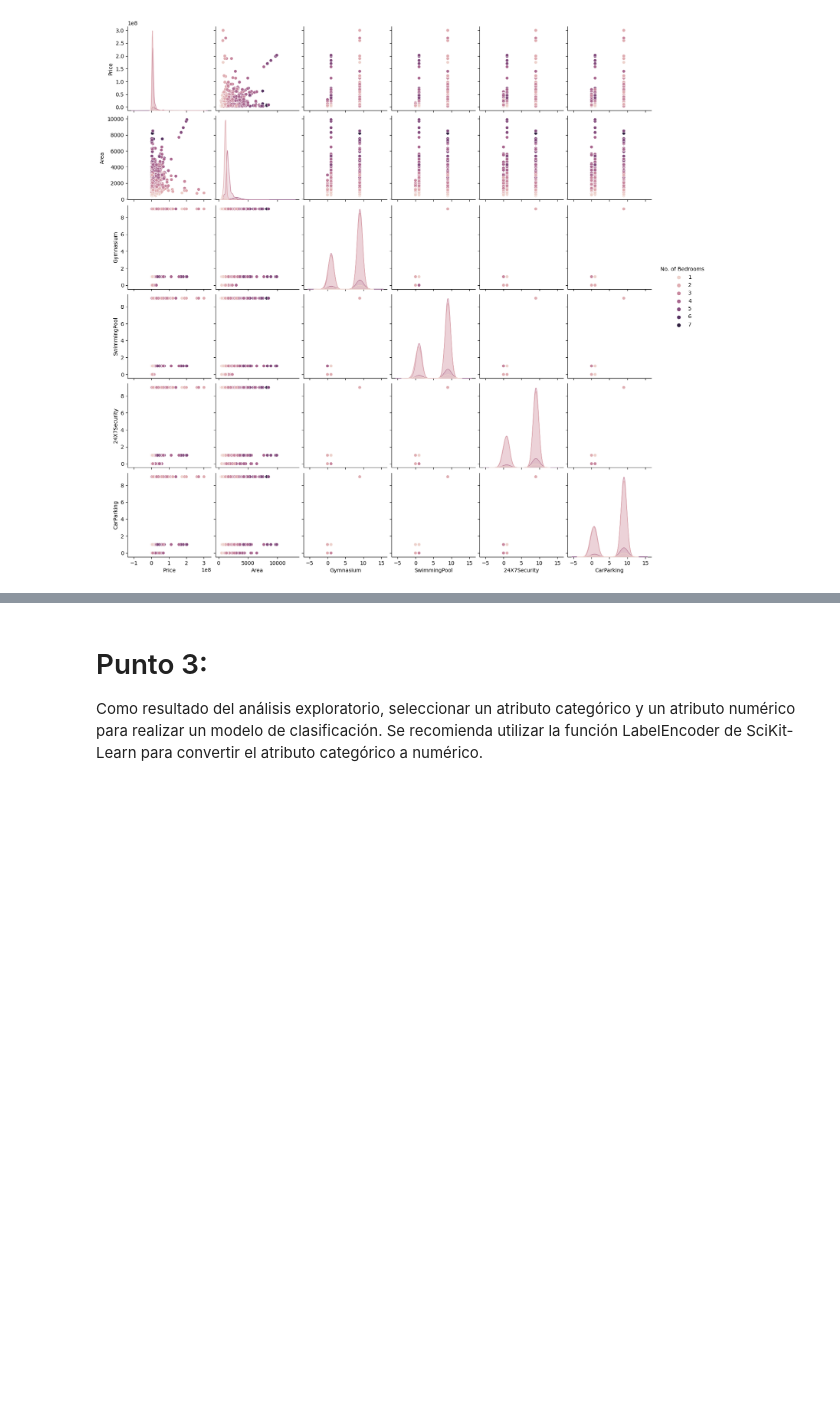
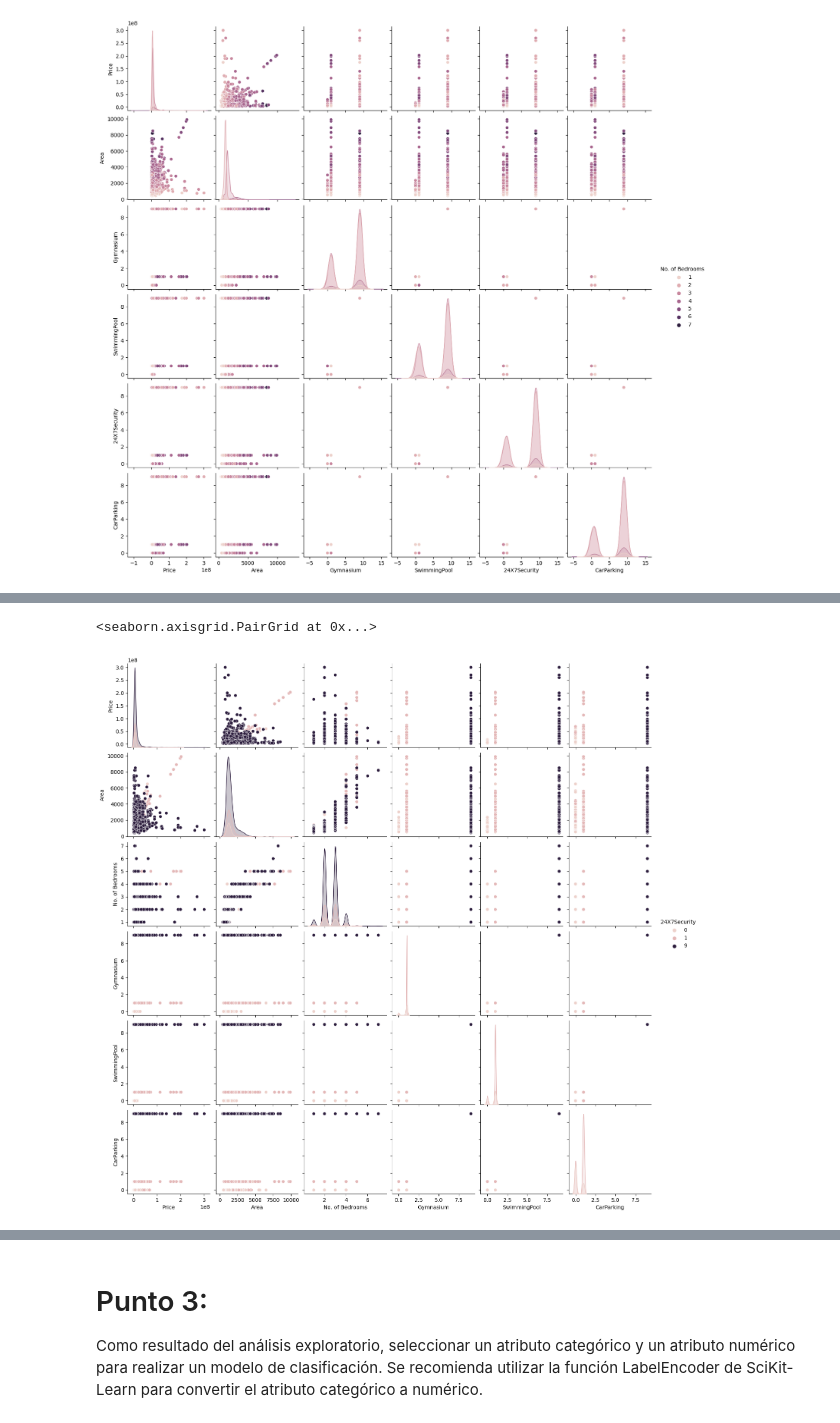
Before and after one commit to Fedezafran1/TP-Chona, a Jupyter notebook: Trabajo_Práctico_1_Modelos_Predictivos_en_SciKit_Learn.ipynb, the cells around one changed output, grey strips where cells are left out. Cells and saved outputs as stored; diff of their text form; code cells hidden in the pictures; blank space fills up the shorter version.

```diff
--- a/Trabajo_Práctico_1_Modelos_Predictivos_en_SciKit_Learn.ipynb
+++ b/Trabajo_Práctico_1_Modelos_Predictivos_en_SciKit_Learn.ipynb
@@ -92,0 +98,5 @@ sns.pairplot(Bangalore_df, hue="No. of Bedrooms")
+# %%
+sns.pairplot(Bangalore_df, hue="24X7Security")
+# %% [output]
+<seaborn.axisgrid.PairGrid at 0x...>
+[figure, added]
```
Also changed, not shown: parts of 13 cells of this notebook.
